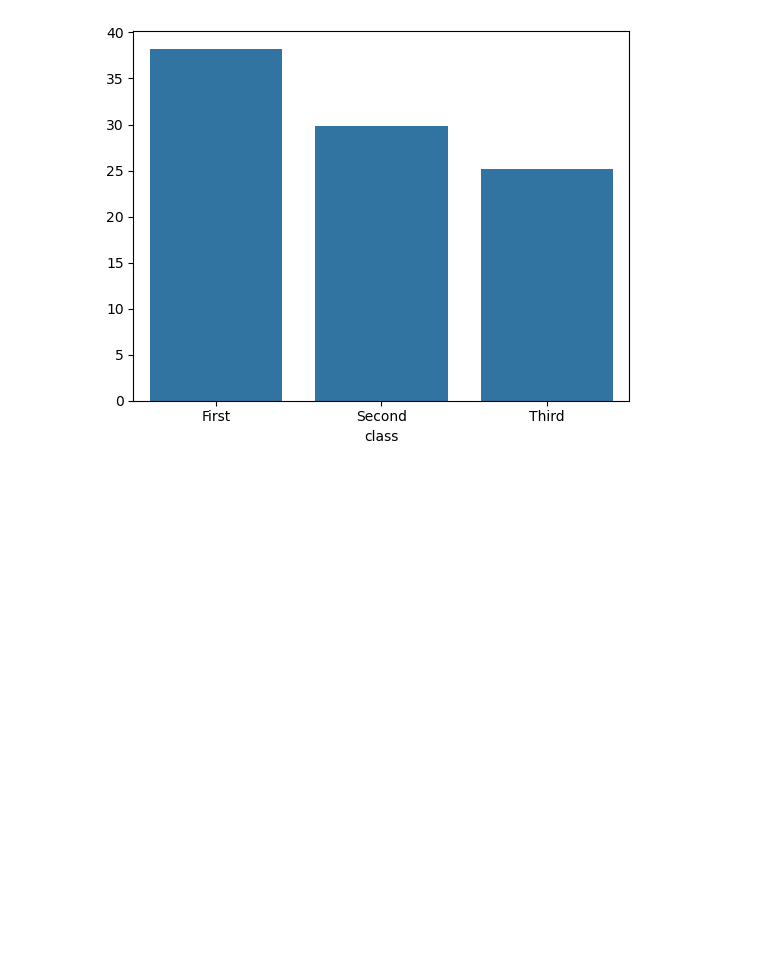
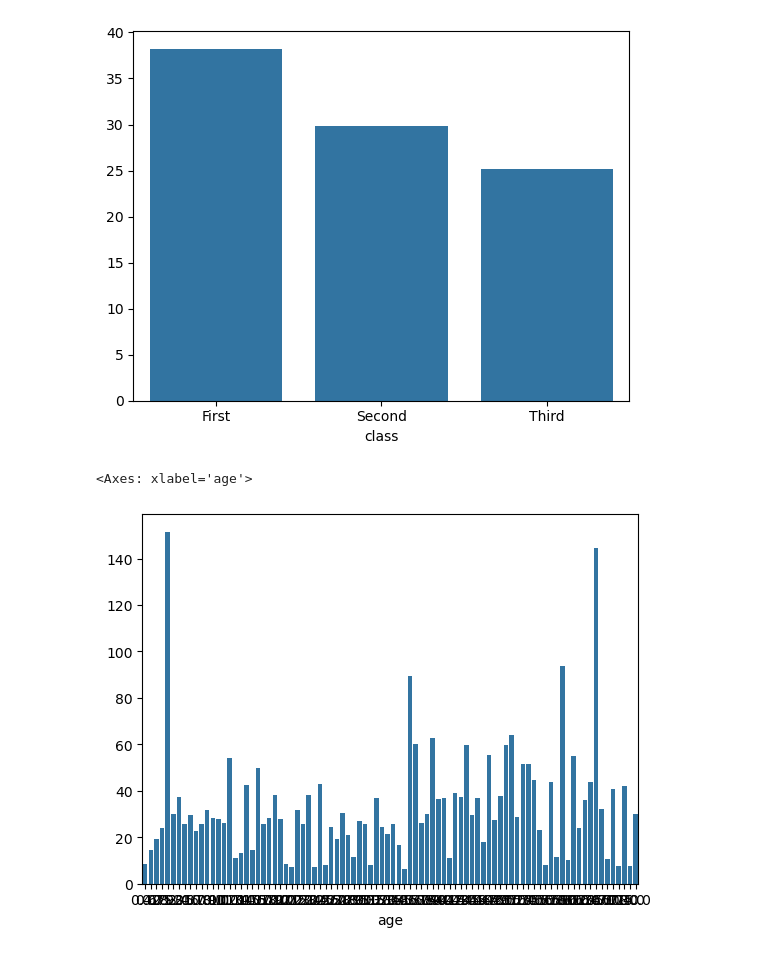
Before and after one commit to AiWriter404/Real-World-Data-Analysis-Pipeline, a Jupyter notebook: file.ipynb, the cells around one changed output. Saved outputs shown, nothing was run; the diff lists cells and outputs as text; code cells hidden in the pictures; blank space fills up the shorter version.

Commit message:
Group by Age

```diff
--- a/file.ipynb
+++ b/file.ipynb
@@ -96,3 +96,11 @@ sns.barplot(x=mean_age_by_class.index, y=mean_age_by_class.values)
 # %% [output]
 <Axes: xlabel='class'>
 [figure]
+# %%
+# Group by Age and calculate the mean fare for each age group
+mean_fare_by_age = df.groupby('age')['fare'].mean()
+# Visualize the mean fare by age
+sns.barplot(x=mean_fare_by_age.index, y=mean_fare_by_age.values)
+# %% [output]
+<Axes: xlabel='age'>
+[figure, added]
```
